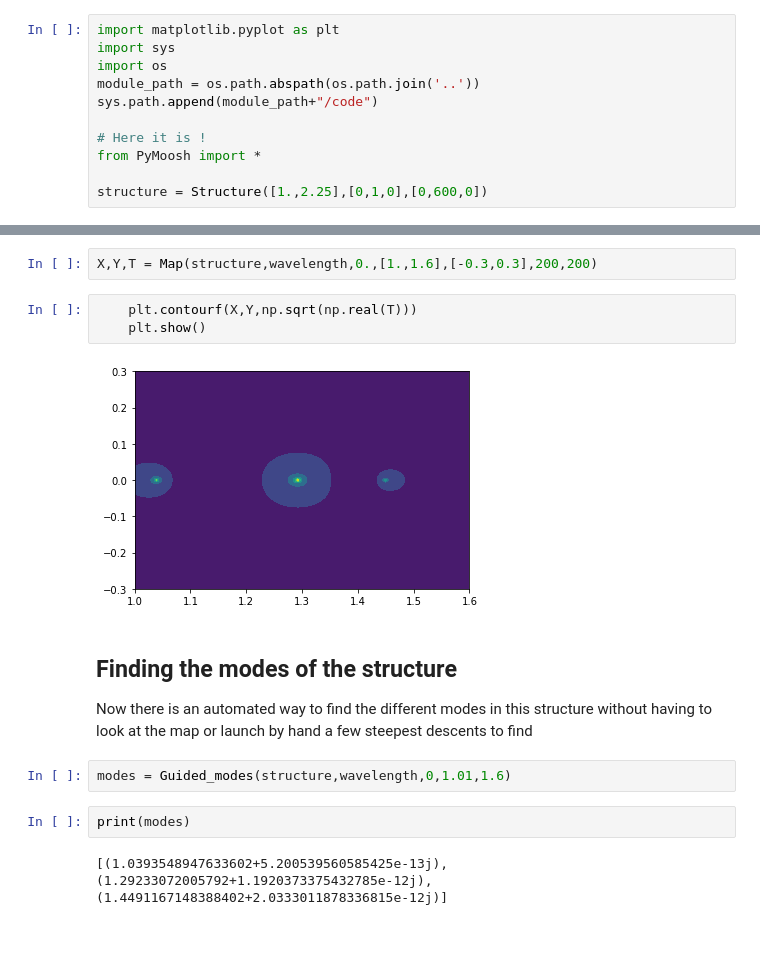
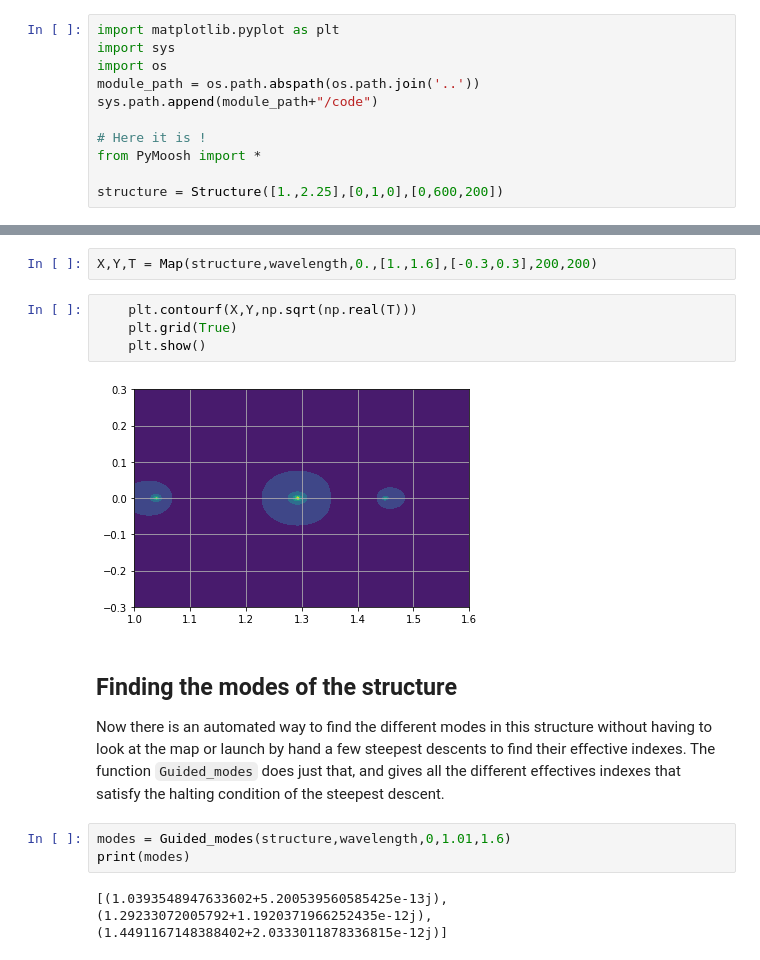
Before and after one commit to AnMoreau/PyMoosh, a Jupyter notebook: notebooks/Guided_modes.ipynb, the cells around one changed output, grey strips where cells are left out. Cells and saved outputs as stored; diff of their text form.

Commit message:
Guided modes notebook updated with Profile and Guided modes example.

```diff
--- a/notebooks/Guided_modes.ipynb
+++ b/notebooks/Guided_modes.ipynb
@@ -10,7 +16,7 @@ sys.path.append(module_path+"/code")
 # Here it is !
 from PyMoosh import *
 
-structure = Structure([1.,2.25],[0,1,0],[0,600,0])
+structure = Structure([1.,2.25],[0,1,0],[0,600,200])
 # %% [output]
 List of materials:
 Simple, non dispersive: epsilon= 1.0
@@ -36,16 +50,16 @@ print(solution2,dispersion(solution2*k_0,structure,wavelength,0.))
 X,Y,T = Map(structure,wavelength,0.,[1.,1.6],[-0.3,0.3],200,200)
 # %%
     plt.contourf(X,Y,np.sqrt(np.real(T)))
+    plt.grid(True)
     plt.show()
 # %% [output]
-[figure, old version]
+[figure, new version]
 # %% [markdown]
 ## Finding the modes of the structure
 
-Now there is an automated way to find the different modes in this structure without having to look at the map or launch by hand a few steepest descents to find
+Now there is an automated way to find the different modes in this structure without having to look at the map or launch by hand a few steepest descents to find their effective indexes. The function `Guided_modes` does just that, and gives all the different effectives indexes that satisfy the halting condition of the steepest descent.
 # %%
 modes = Guided_modes(structure,wavelength,0,1.01,1.6)
+print(modes)
+# %% [output]
+[(1.0393548947633602+5.200539560585425e-13j), (1.29233072005792+1.1920371966252435e-12j), (1.4491167148388402+2.0333011878336815e-12j)]
-# %%
-print(modes)
-# %% [output]
-[(1.0393548947633602+5.200539560585425e-13j), (1.29233072005792+1.1920373375432785e-12j), (1.4491167148388402+2.0333011878336815e-12j)]
```
Also changed, not shown: parts of 7 cells of this notebook.
